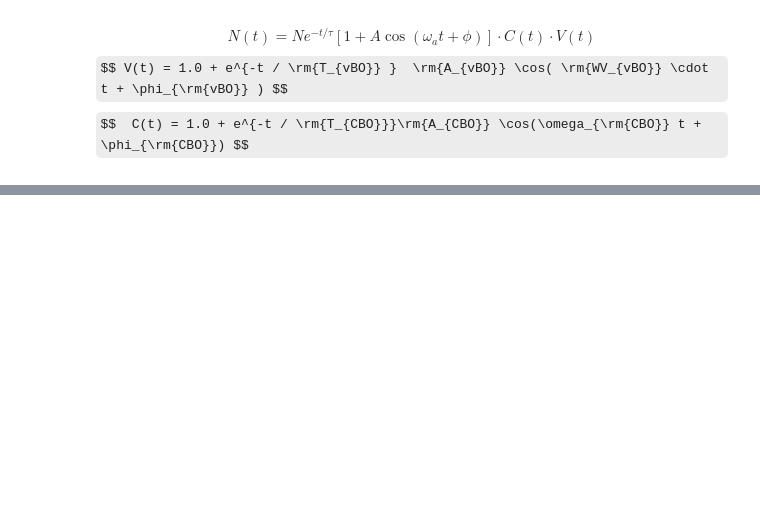
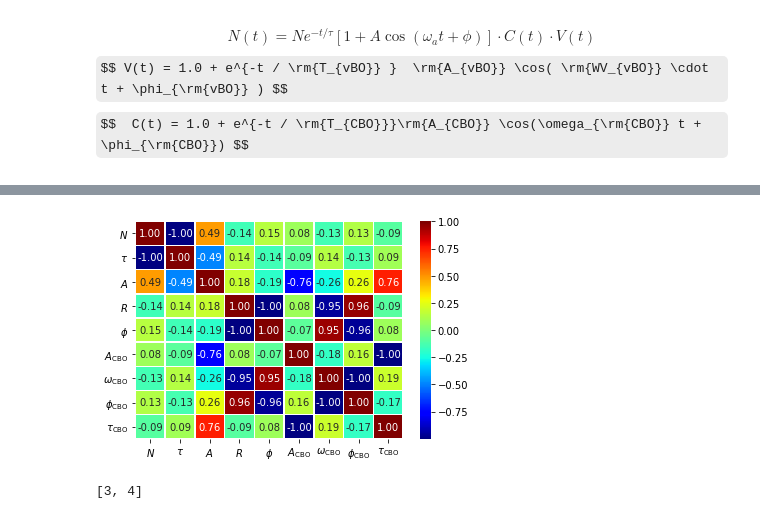
Before and after one commit to glukicov/EDMTracking, a Jupyter notebook: JupyterNB/Misc.ipynb, the cells around one changed output, grey strips where cells are left out. Drawn from its saved outputs; the diff is of its cells as text; code cells hidden in the pictures; some formulas as TeX source; blank space fills up the shorter version.

```diff
--- a/JupyterNB/Misc.ipynb
+++ b/JupyterNB/Misc.ipynb
@@ -78,3 +82,7 @@ fig.savefig("../fig/NA_edm.png", dpi=300)
 $$N(t)=Ne^{-t/\tau}[1+A\cos(\omega_at+\phi)]\cdot{C(t)}\cdot{V(t)}$$
 $$ V(t) = 1.0 + e^{-t / \rm{T_{vBO}} }  \rm{A_{vBO}} \cos( \rm{WV_{vBO}} \cdot t + \phi_{\rm{vBO}} ) $$
 $$  C(t) = 1.0 + e^{-t / \rm{T_{CBO}}}\rm{A_{CBO}} \cos(\omega_{\rm{CBO}} t + \phi_{\rm{CBO}}) $$
+# %%
+corr=np.corrcoef(np.load("../DATA/misc/pcov_S18.np.npy"))
+# %%
+names=[r"$N$", r"$\tau$", r"$A$", r"$R$", r"$\phi$", r"$A_{\rm{CBO}}$", r"$\omega_{\rm{CBO}}$", r"$\phi_{\rm{CBO}}$", r"$\tau_{\rm{CBO}}$"]
@@ -80,0 +92,2 @@ $$  C(t) = 1.0 + e^{-t / \rm{T_{CBO}}}\rm{A_{CBO}} \cos(\omega_{\rm{CBO}} t + \p
+# %%
+df_corr = pd.DataFrame(corr,columns=names, index=names)
@@ -80,0 +107,8 @@ $$  C(t) = 1.0 + e^{-t / \rm{T_{CBO}}}\rm{A_{CBO}} \cos(\omega_{\rm{CBO}} t + \p
+# %%
+fig,ax = plt.subplots()
+# mask = np.zeros_like(df_corr)
+# mask[np.triu_indices_from(mask)] = True
+ax=sn.heatmap(df_corr, annot=True, fmt='.2f', linewidths=.5, cmap="jet") #
+fig.savefig("../fig/corr.png", dpi=300)
+# %% [output]
+[figure, added]
@@ -80,0 +117,4 @@ $$  C(t) = 1.0 + e^{-t / \rm{T_{CBO}}}\rm{A_{CBO}} \cos(\omega_{\rm{CBO}} t + \p
+# %%
+par[0:-1]
+# %% [output]
+[3, 4]
```
Also changed, not shown: parts of 8 cells of this notebook, 4 other files.
